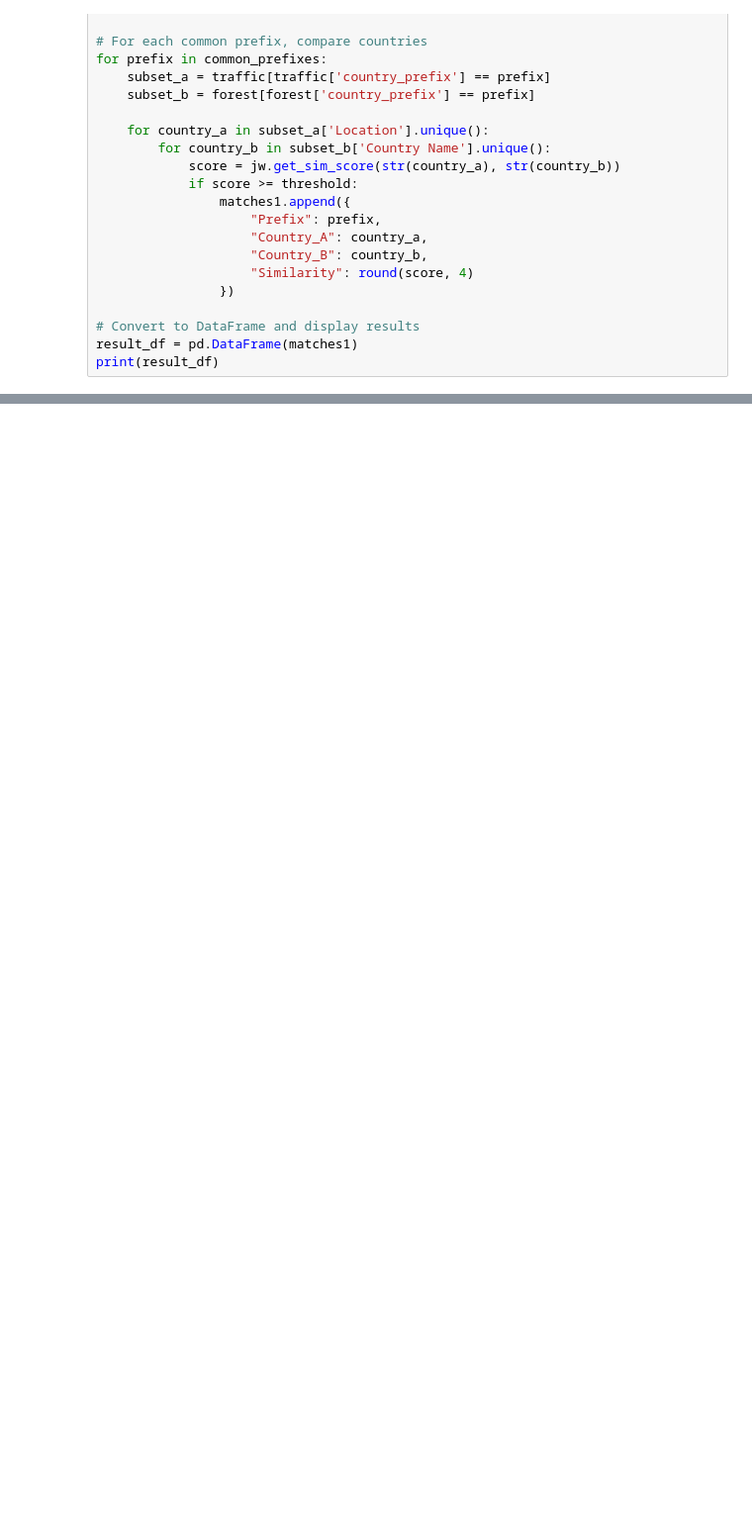
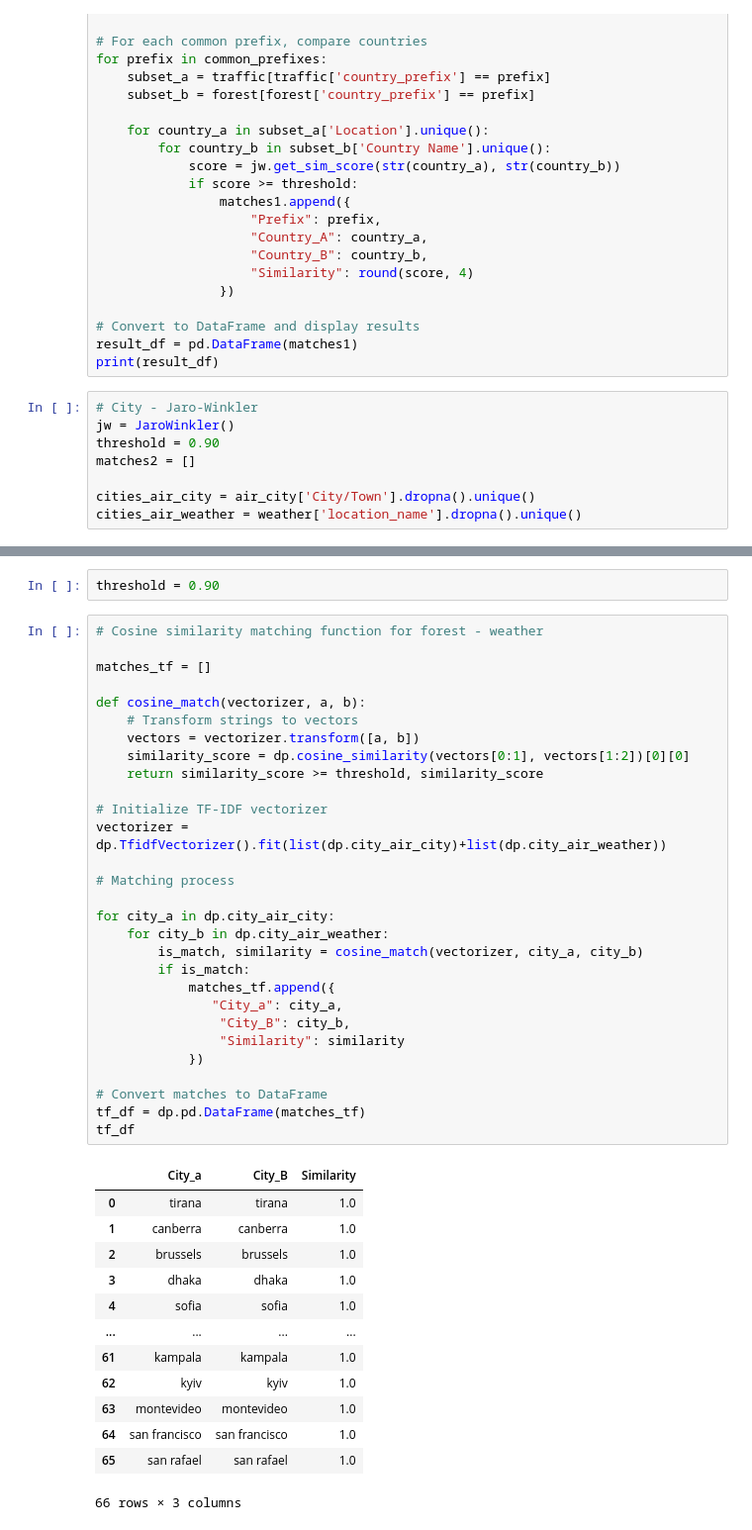
Before and after one commit to iceyubing/ipai25, a Jupyter notebook: test.ipynb, the cells around one changed output, grey strips where cells are left out. Shown at 99% size. Cells and saved outputs as stored; diff of their text form; blank space fills up the shorter version.

```diff
--- a/test.ipynb
+++ b/test.ipynb
@@ -246,3 +246,11 @@ for prefix in common_prefixes:
 # Convert to DataFrame and display results
 result_df = pd.DataFrame(matches1)
 print(result_df)
+# %%
+# City - Jaro-Winkler
+jw = JaroWinkler()
+threshold = 0.90
+matches2 = []
+
+cities_air_city = air_city['City/Town'].dropna().unique()
+cities_air_weather = weather['location_name'].dropna().unique()
@@ -248,0 +309,45 @@ print(result_df)
+# %%
+threshold = 0.90
+# %%
+# Cosine similarity matching function for forest - weather
+
+matches_tf = []
+
+def cosine_match(vectorizer, a, b):
+    # Transform strings to vectors
+    vectors = vectorizer.transform([a, b])
+    similarity_score = dp.cosine_similarity(vectors[0:1], vectors[1:2])[0][0]
+    return similarity_score >= threshold, similarity_score
+
+# Initialize TF-IDF vectorizer
+vectorizer = dp.TfidfVectorizer().fit(list(dp.city_air_city)+list(dp.city_air_weather))
+
+# Matching process
+
+for city_a in dp.city_air_city:
+    for city_b in dp.city_air_weather:
+        is_match, similarity = cosine_match(vectorizer, city_a, city_b)
+        if is_match:
+            matches_tf.append({
+               "City_a": city_a,
+                "City_B": city_b,
+                "Similarity": similarity
+            })
+
+# Convert matches to DataFrame
+tf_df = dp.pd.DataFrame(matches_tf)
+tf_df
+# %% [output]
+|  | City_a | City_B | Similarity |
+| 0 | tirana | tirana | 1.0 |
+| 1 | canberra | canberra | 1.0 |
+| 2 | brussels | brussels | 1.0 |
+| 3 | dhaka | dhaka | 1.0 |
+| 4 | sofia | sofia | 1.0 |
+| ... | ... | ... | ... |
+| 61 | kampala | kampala | 1.0 |
+| 62 | kyiv | kyiv | 1.0 |
+| 63 | montevideo | montevideo | 1.0 |
+| 64 | san francisco | san francisco | 1.0 |
+| 65 | san rafael | san rafael | 1.0 |
+66 rows × 3 columns
```
Also changed, not shown: parts of 5 cells of this notebook, 1 other file.
